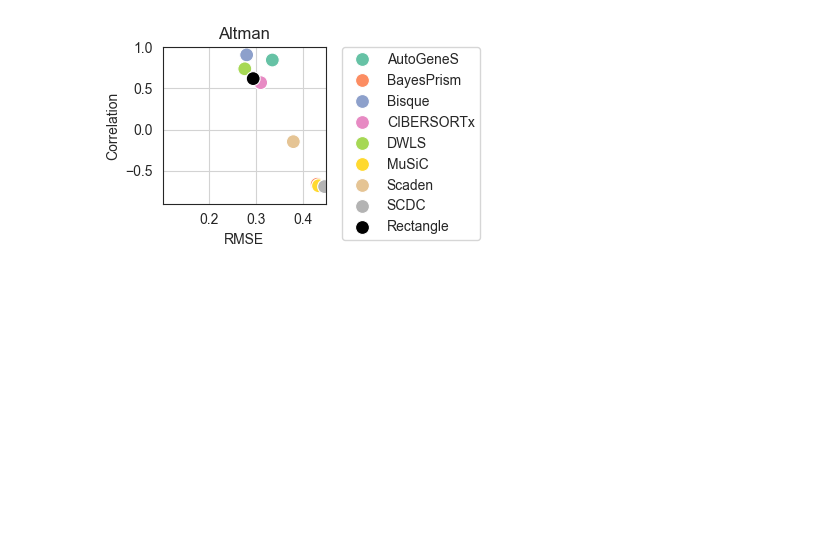
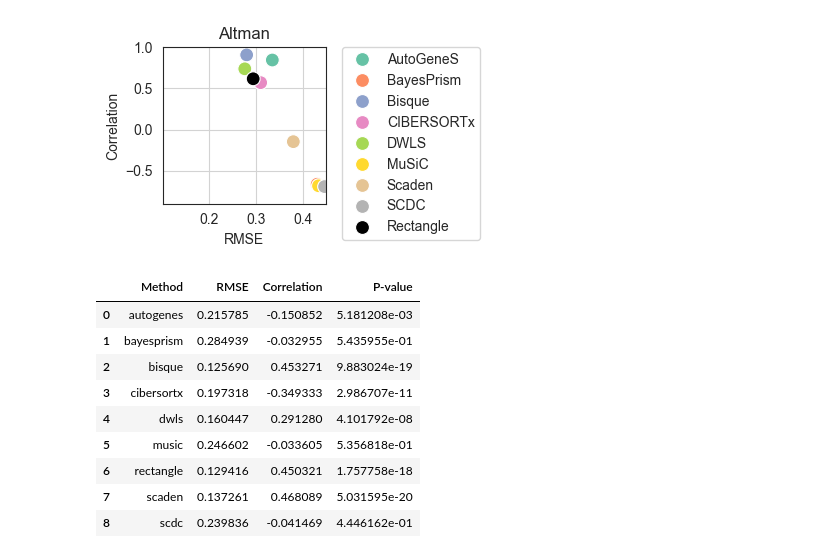
Before and after one commit to ComputationalBiomedicineGroup/rectangle_paper, a Jupyter notebook: notebooks/figure_2.ipynb, the cells around one changed output. Cells and saved outputs as stored; diff of their text form; code cells hidden in the pictures; blank space fills up the shorter version.

```diff
--- a/notebooks/figure_2.ipynb
+++ b/notebooks/figure_2.ipynb
@@ -1111,3 +1141,71 @@ plt.savefig('../figures/fig2c_altman.pdf')
 plt.show()
 # %% [output]
 [figure]
+# %%
+import glob
+import os
+
+dietrich_facs = pd.read_csv('../data/fig2/deconvMe/dietrich_facs.csv', index_col=0)
+
+dietrich_method_rows = []
+deconv_celltype_rows = []
+for deconv_path in sorted(glob.glob('../data/fig2/deconvMe/*/deconvolution.csv')):
+    folder_name = os.path.basename(os.path.dirname(deconv_path))
+    method_name = folder_name.split('_')[0].lower()
+
+    estimations_method = pd.read_csv(deconv_path, index_col=0)
+    # Normalize sample IDs (e.g., CIBERSORTx row names like X95.CO350.EOT)
+    estimations_method.index = (
+        estimations_method.index.astype(str)
+        .str.replace('^X', '', regex=True)
+        .str.replace('.', '-', regex=False)
+    )
+
+    gld_m, method_m = helper.match_dfs(dietrich_facs, estimations_method.T)
+    gld_m = gld_m.sort_index(key=lambda x: x.str.lower())
+    method_m = method_m.sort_index(key=lambda x: x.str.lower())
+
+    evaluation_method = helper.create_evaluation_df(gld_m, method_m)
+    rmse_method, r_method, p_method = helper.evaulate_total_df(evaluation_method)
+    rsmes_method, ps_method, rs_method = helper.evaluate_by_cell_type(gld_m, method_m)
+
+    dietrich_method_rows.append({
+        'Method': method_name,
+        'RMSE': rmse_method,
+        'Correlation': r_method,
+        'P-value': p_method
+    })
+
+    for cell_type, cor_val, rmse_val in zip(gld_m.index, rs_method, rsmes_method):
+        deconv_celltype_rows.append({
+            'cell_type': str(cell_type),
+            'method': method_name,
+            'bulk_ds': 'dietrich',
+            'cor': float(cor_val),
+            'RMSE': float(rmse_val),
+        })
+
+all_meths_dietrich = pd.DataFrame(dietrich_method_rows)
+deconv_celltype_df = pd.DataFrame(deconv_celltype_rows)
+
+metrics_path = '../data/fig2/cell_type_level_performance_metrics.csv'
+existing_metrics = pd.read_csv(metrics_path)
+
+# Replace existing deconvME rows to keep file idempotent when re-running the cell
+existing_metrics['bulk_ds'] = existing_metrics['bulk_ds'].astype(str)
+existing_metrics = existing_metrics[existing_metrics['bulk_ds'].str.lower() != 'dietrich'].copy()
+updated_metrics = pd.concat([existing_metrics, deconv_celltype_df], ignore_index=True)
+updated_metrics.to_csv(metrics_path, index=False)
+
+all_meths_dietrich
+# %% [output]
+|  | Method | RMSE | Correlation | P-value |
+| 0 | autogenes | 0.215785 | -0.150852 | 5.181208e-03 |
+| 1 | bayesprism | 0.284939 | -0.032955 | 5.435955e-01 |
+| 2 | bisque | 0.125690 | 0.453271 | 9.883024e-19 |
+| 3 | cibersortx | 0.197318 | -0.349333 | 2.986707e-11 |
+| 4 | dwls | 0.160447 | 0.291280 | 4.101792e-08 |
+| 5 | music | 0.246602 | -0.033605 | 5.356818e-01 |
+| 6 | rectangle | 0.129416 | 0.450321 | 1.757758e-18 |
+| 7 | scaden | 0.137261 | 0.468089 | 5.031595e-20 |
+| 8 | scdc | 0.239836 | -0.041469 | 4.446162e-01 |
```
Also changed, not shown: parts of 8 cells of this notebook, 12 other files.
